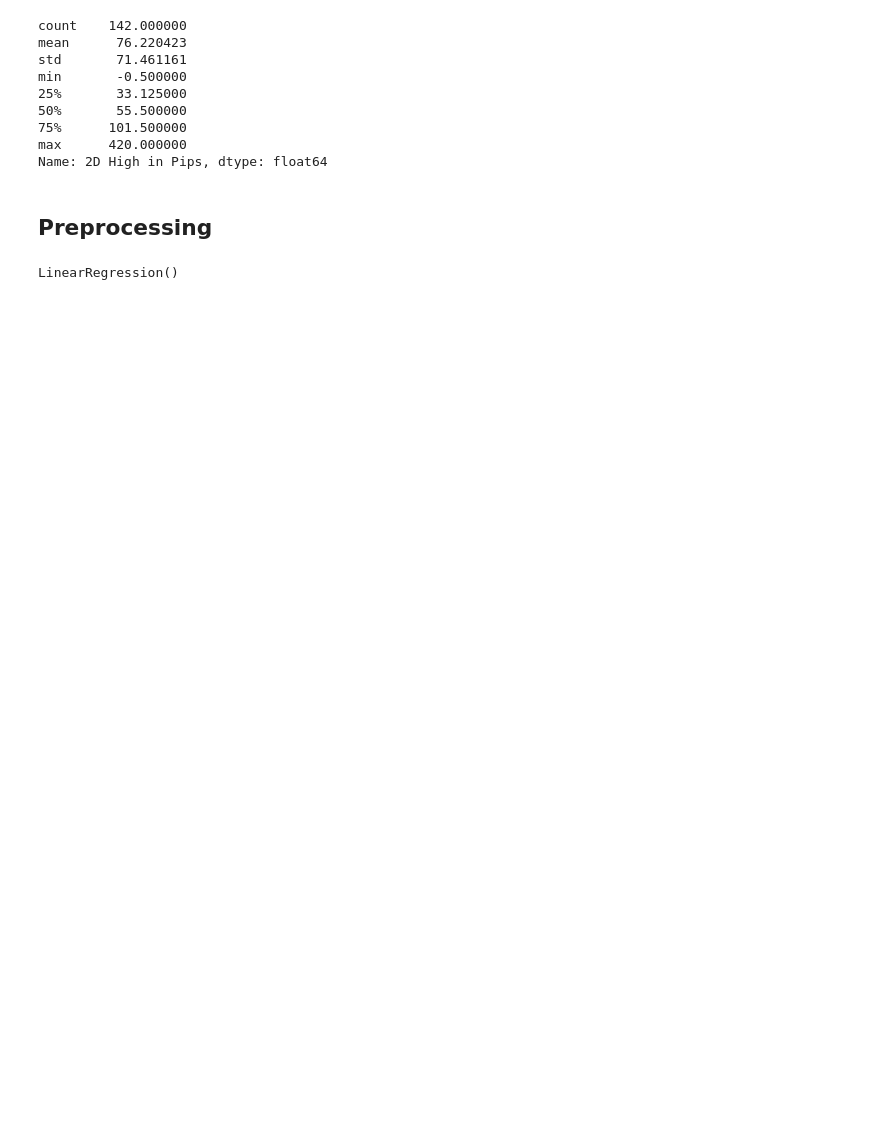
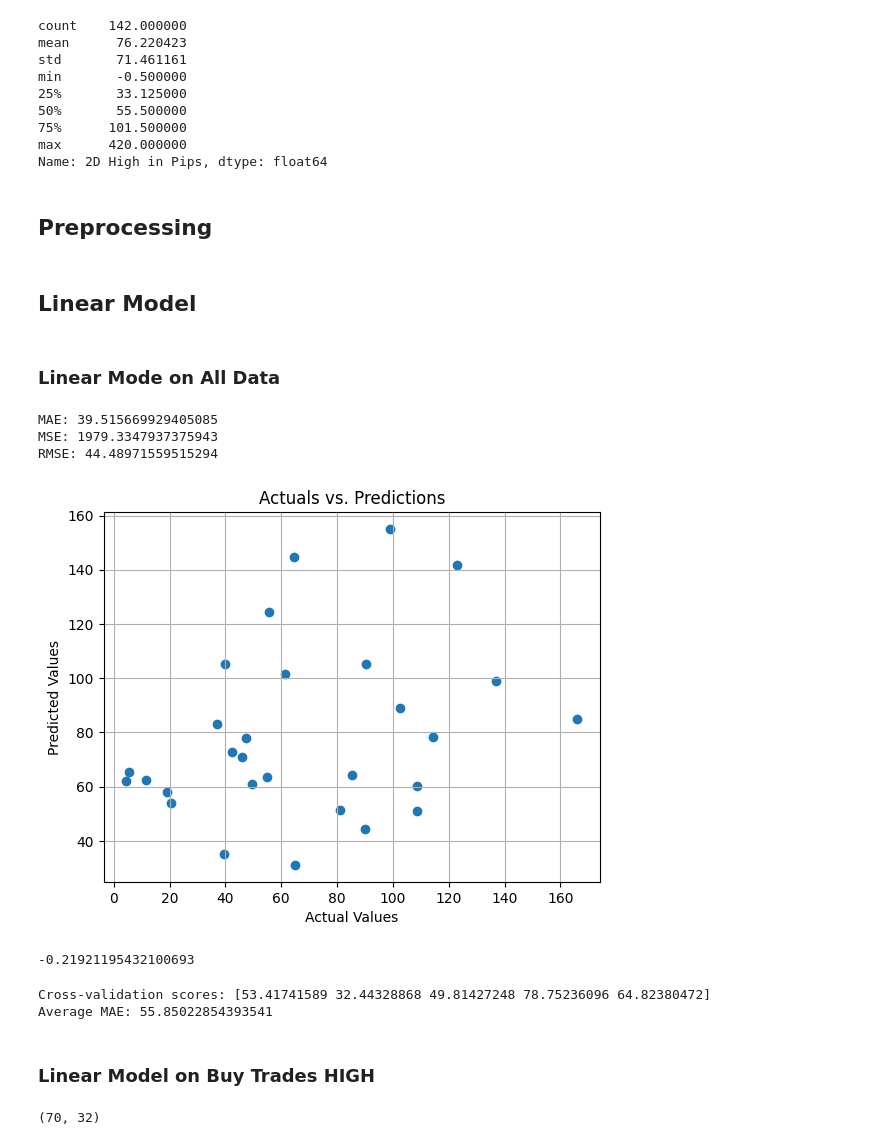
Before and after one commit to Cli091996/GU_High_ML_Project, a Jupyter notebook: GU_High_ML_Project .ipynb, the cells around one changed output. Saved outputs shown, nothing was run; the diff lists cells and outputs as text; code cells hidden in the pictures; blank space fills up the shorter version.

Commit message:
Created Linear regression for All data, buy and sell trades

```diff
--- a/GU_High_ML_Project .ipynb
+++ b/GU_High_ML_Project .ipynb
@@ -193,5 +193,9 @@ X = df[['open', 'high', 'low', 'close', '25EMA', '50EMA', '75EMA', '100EMA',
 Y = df['2D High in Pips']
 # %%
 X_train,X_test,Y_train, Y_test = train_test_split(X,Y, test_size=0.2, random_state=42)
+# %% [markdown]
+## Linear Model
+# %% [markdown]
+### Linear Mode on All Data
 # %%
 from sklearn.linear_model import LinearRegression
@@ -198,6 +204,30 @@ from sklearn.linear_model import LinearRegression
 # %%
-lin_model = LinearRegression()
+#Create and fit linear regression model
+lin_model = LinearRegression().fit(X_train,Y_train)
+
+#Make Predictions on test data
+y_preds = lin_model.predict(X_test)
+
+#Evaluate Model Performance
+mae = mean_absolute_error(Y_test, y_preds)
+mse = mean_squared_error(Y_test, y_preds)
+rmse = mean_squared_error(Y_test, y_preds, squared=False)
+
+print( 'MAE:', mae)
+print( 'MSE:', mse)
+print( 'RMSE:', rmse)
+# %% [output]
+MAE: 39.515669929405085
+MSE: 1979.3347937375943
+RMSE: 44.48971559515294
-# %%
-lin_model.fit(X_train,Y_train)
-# %% [output]
-LinearRegression()
+# %%
+import matplotlib.pyplot as plt
+
+plt.scatter(Y_test, y_preds)
+plt.xlabel("Actual Values")
+plt.ylabel("Predicted Values")
+plt.title("Actuals vs. Predictions")
+plt.grid(True)
+plt.show()
+# %% [output]
+[figure, added]
@@ -204 +238,23 @@ LinearRegression()
+# %%
+lin_model.score(X_test,Y_test)
+# %% [output]
+-0.21921195432100693
+# %%
+#Perform k-folk cross validation
+sell_trade_high_scores = cross_val_score(LinearRegression(),X, Y,cv=5, scoring ='neg_mean_absolute_error' )
+
+print('Cross-validation scores:', -sell_trade_high_scores)
+print('Average MAE:', -sell_trade_high_scores.mean())
+# %% [output]
+Cross-validation scores: [53.41741589 32.44328868 49.81427248 78.75236096 64.82380472]
+Average MAE: 55.85022854393541
+# %% [markdown]
+### Linear Model on Buy Trades HIGH
+# %%
+#Create a subset of df with Buy Trades
+buy_df =  df[df['Order Type_BUY'] == True]
+
+buy_df.shape
+# %% [output]
+(70, 32)
 # %%
```
Also changed, not shown: parts of 16 cells of this notebook.
